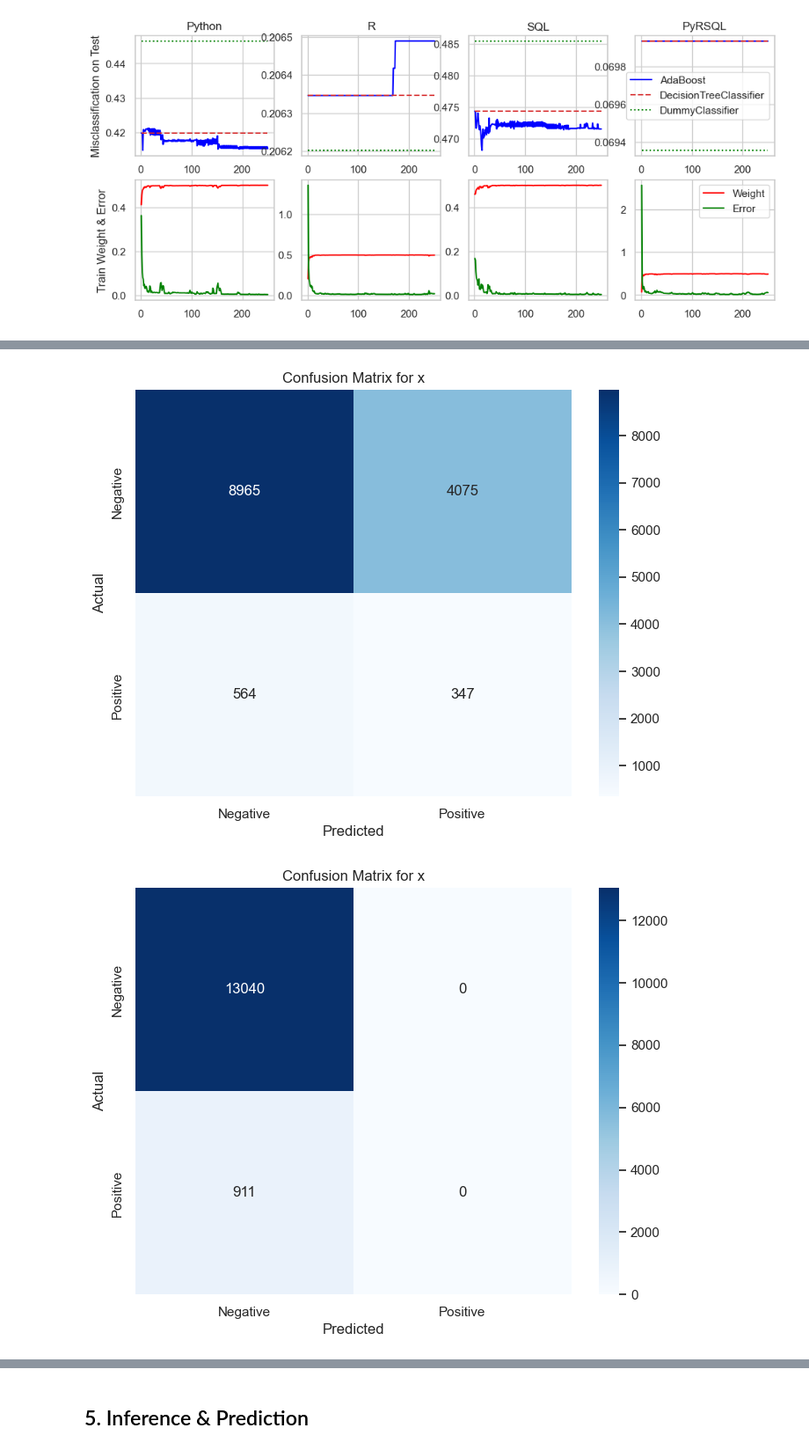
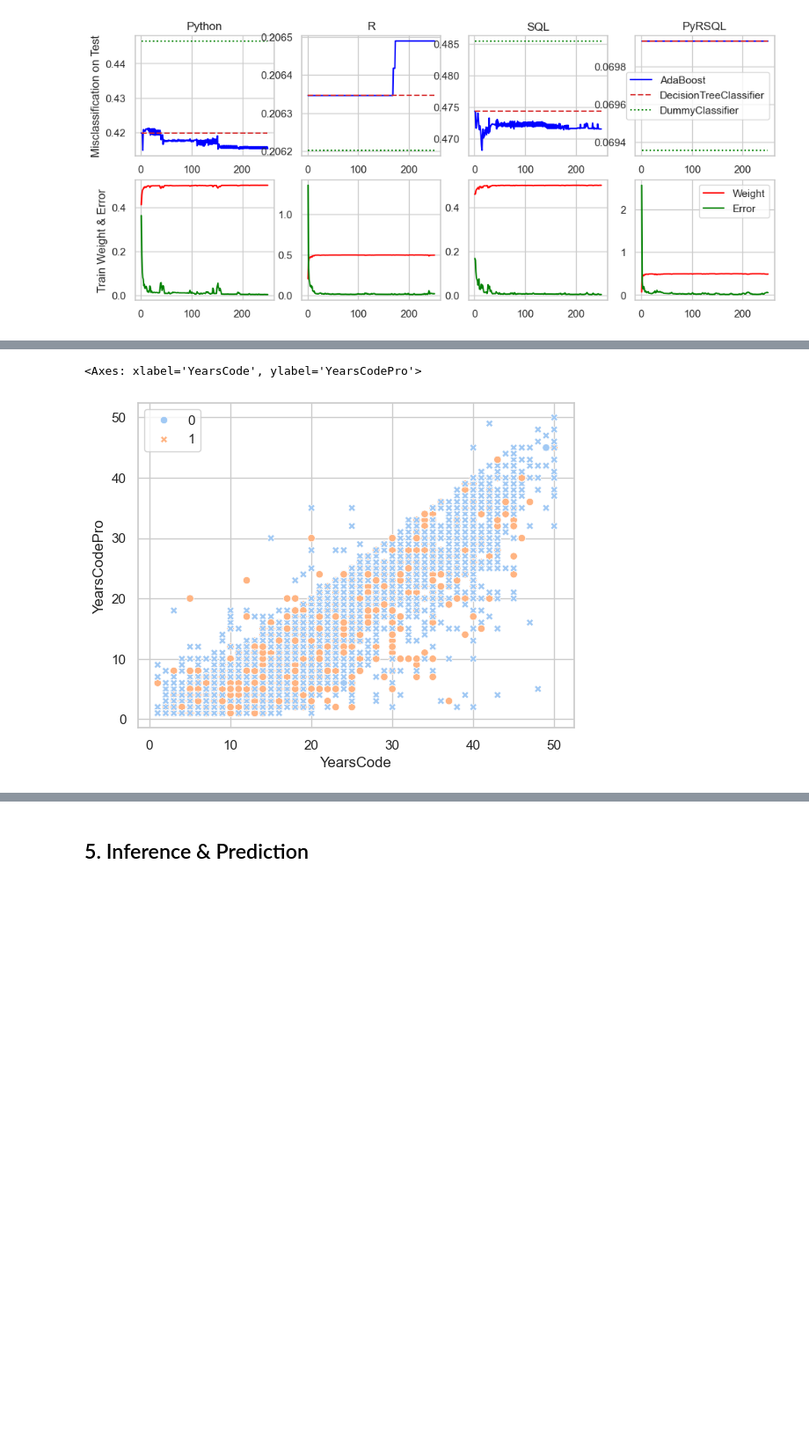
Before and after one commit to TrueCodee/Final-Project, a Jupyter notebook: Final Project.ipynb, the cells around one changed output, grey strips where cells are left out. Shown at 88% size. Cells and saved outputs as stored; diff of their text form; code cells hidden in the pictures; blank space fills up the shorter version.

Commit message:
Plot Adaboost

```diff
--- a/Final Project.ipynb
+++ b/Final Project.ipynb
@@ -366,7 +366,7 @@ models_decision = []
 
 
 for i in y_Boost_list:
-    X_train, X_test_Boost, y_train, y_test = train_test_split(X_Boost.to_numpy(), df_boost[i].to_numpy(), test_size=0.3, random_state=42)
+    X_train, X_test_Boost, y_train, y_test_Boost = train_test_split(X_Boost.to_numpy(), df_boost[i].to_numpy(), test_size=0.3, random_state=42)
 
     weak_learner = DecisionTreeClassifier(max_leaf_nodes=20)
     n_estimators = 250
@@ -407,7 +407,7 @@ for i in y_Boost_list:
     ).set_index("Number of trees")
 
     # Record Models & Error
-    models_Boost.append([adaboost_clf, boosting_errors, X_test_Boost])
+    models_Boost.append([adaboost_clf, boosting_errors, X_test_Boost, y_test_Boost])
     models_dummy.append([dummy_clf, dummy_classifiers_misclassification_error])
     models_decision.append([weak_learner, weak_learners_misclassification_error])
 # %% [output]
@@ -474,3 +474,19 @@ ax[0,3].set_title("PyRSQL")
 # %% [output]
 Text(0.5, 1.0, 'PyRSQL')
 [figure]
+# %%
+j = 0
+for i in models_Boost:
+    y_pred = models_Boost[j][0].predict(X_test_Boost)
+
+    # Create confusion matrix
+    cm = confusion_matrix(y_test, y_pred)
+
+    # Plot confusion matrix
+    plt.figure(figsize=(8, 6))
+    sns.heatmap(cm, annot=True, fmt="d", cmap="Blues", xticklabels=['Negative', 'Positive'], yticklabels=['Negative', 'Positive'])
+    plt.xlabel('Predicted')
+    plt.ylabel('Actual')
+    plt.title(f'Confusion Matrix for {y_Boost_list[j]}')
+    plt.show()
+    j += 1
@@ -477,20 +498,12 @@ Text(0.5, 1.0, 'PyRSQL')
 # %%
-# Iterate over each classification type and plot the confusion matrix
-j = 0
-for i in models_Boost:
-    y_pred = models_Boost[j][0].predict(X_test_Boost)
 
-    # Create confusion matrix
-    cm = confusion_matrix(y_test, y_pred)
-
-    # Plot confusion matrix
-    plt.figure(figsize=(8, 6))
-    sns.heatmap(cm, annot=True, fmt="d", cmap="Blues", xticklabels=['Negative', 'Positive'], yticklabels=['Negative', 'Positive'])
-    plt.xlabel('Predicted')
-    plt.ylabel('Actual')
-    plt.title(f'Confusion Matrix for {'x'}')
-    plt.show()
-    j += 1
+X_test_Boost_s = pd.DataFrame(models_Boost[0][2])
+X_test_Boost_s.columns =['YearsCode', 'YearsCodePro', 'CompTotal', 'Age', 'ConvertedCompYearly']
+y_pred_b = models_Boost[0][0].staged_predict(X_test_Boost)
+for i in y_pred_b:
+    y_pred_boost = i
+sns.scatterplot(x = X_test_Boost_s['YearsCode'], y=X_test_Boost_s['YearsCodePro'],
+                hue = models_Boost[0][3], style = models_Boost[0][3] == y_pred_boost)
 # %% [output]
+<Axes: xlabel='YearsCode', ylabel='YearsCodePro'>
-[figure, old version]
+[figure, new version]
-[figure, removed]
```
Also changed, not shown: parts of 4 cells of this notebook.
